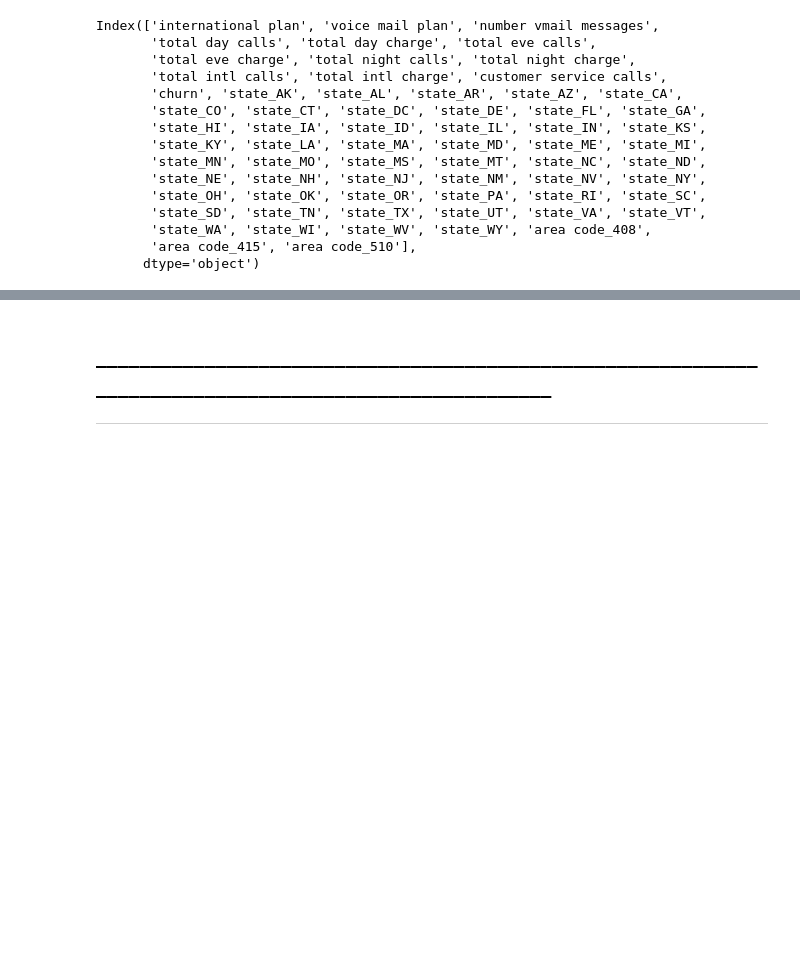
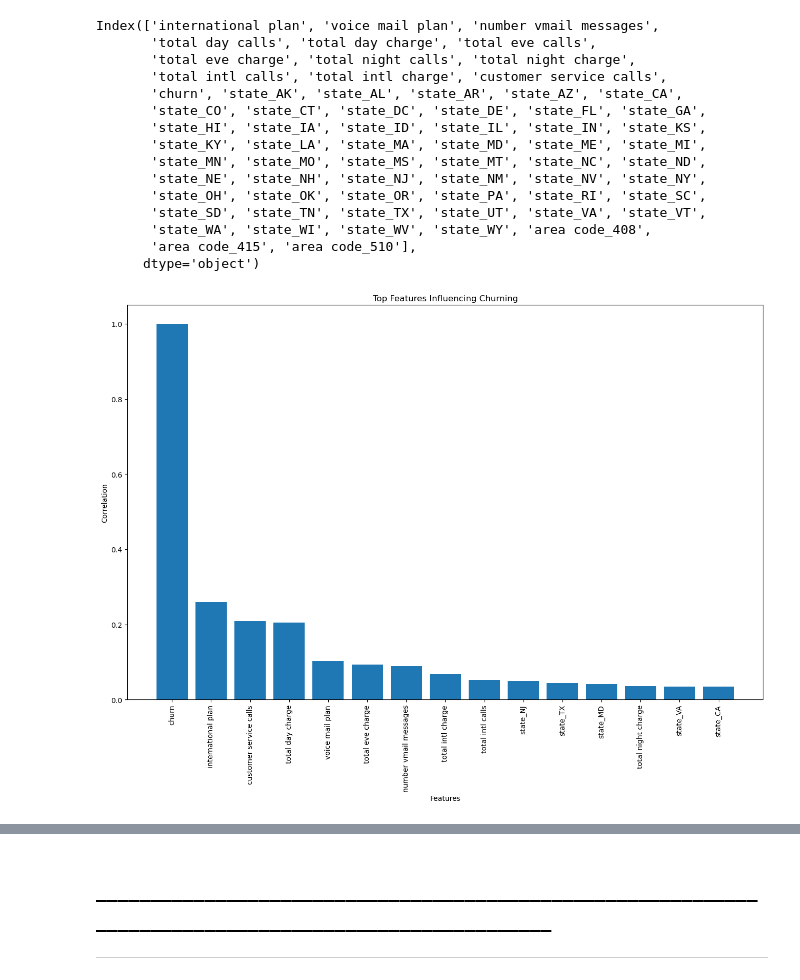
Before and after one commit to Emilly-Njue/Phase3-Project, a Jupyter notebook: customer_churn.ipynb, the cells around one changed output, grey strips where cells are left out. Drawn from its saved outputs; the diff is of its cells as text; code cells hidden in the pictures; blank space fills up the shorter version.

```diff
--- a/customer_churn.ipynb
+++ b/customer_churn.ipynb
@@ -569,3 +568,18 @@ Index(['international plan', 'voice mail plan', 'number vmail messages',
        'state_WA', 'state_WI', 'state_WV', 'state_WY', 'area code_408',
        'area code_415', 'area code_510'],
       dtype='object')
+# %%
+correlation = data.corr()['churn'].abs().sort_values(ascending=False)
+
+top_features = correlation.head(15)
+
+# Plotting feature importance
+plt.figure(figsize=(16, 10))
+plt.bar(top_features.index, top_features.values)
+plt.xticks(rotation='vertical')
+plt.xlabel('Features')
+plt.ylabel('Correlation')
+plt.title('Top Features Influencing Churning')
+plt.show()
+# %% [output]
+[figure, added]
```
Also changed, not shown: parts of 12 cells of this notebook.
